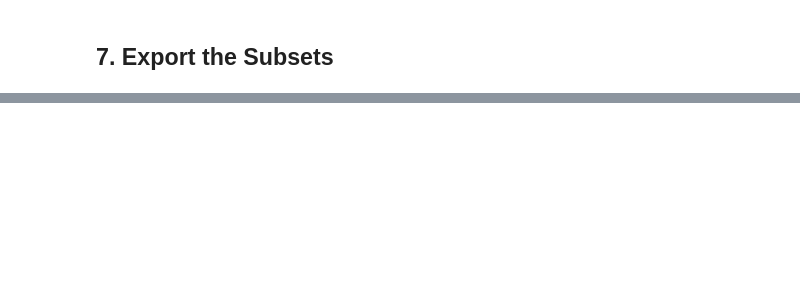
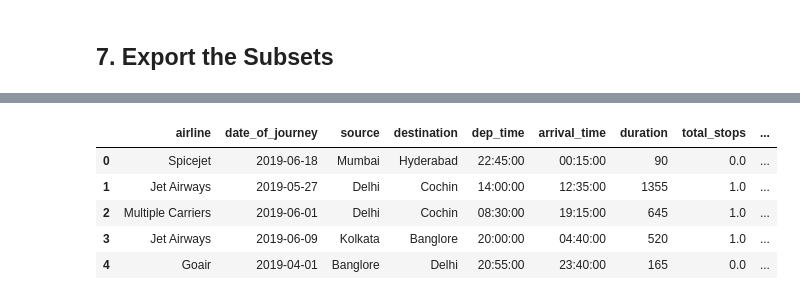
Before and after one commit to Ashish-gaba/Flight-Price-Prediction-using-AWS-Sagemaker, a Jupyter notebook: notebooks/data-cleaning.ipynb, the cells around one changed output, grey strips where cells are left out. Drawn from its saved outputs; the diff is of its cells as text; code cells hidden in the pictures; blank space fills up the shorter version.

```diff
--- a/notebooks/data-cleaning.ipynb
+++ b/notebooks/data-cleaning.ipynb
@@ -564,0 +602,9 @@ clean_data(flights)#.dtypes #.airline.unique()
+# %%
+export_data(X_val, y_val, "val")
+# %% [output]
+|  | airline | date_of_journey | source | destination | dep_time | arrival_time | duration | total_stops | ... |
+| 0 | Spicejet | 2019-06-18 | Mumbai | Hyderabad | 22:45:00 | 00:15:00 | 90 | 0.0 | ... |
+| 1 | Jet Airways | 2019-05-27 | Delhi | Cochin | 14:00:00 | 12:35:00 | 1355 | 1.0 | ... |
+| 2 | Multiple Carriers | 2019-06-01 | Delhi | Cochin | 08:30:00 | 19:15:00 | 645 | 1.0 | ... |
+| 3 | Jet Airways | 2019-06-09 | Kolkata | Banglore | 20:00:00 | 04:40:00 | 520 | 1.0 | ... |
+| 4 | Goair | 2019-04-01 | Banglore | Delhi | 20:55:00 | 23:40:00 | 165 | 0.0 | ... |
```
Also changed, not shown: parts of 11 cells of this notebook, 5 other files.
